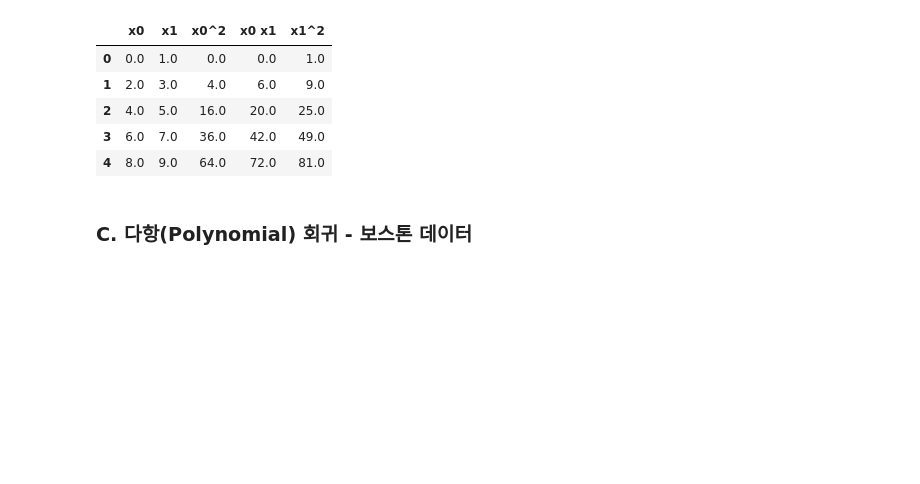
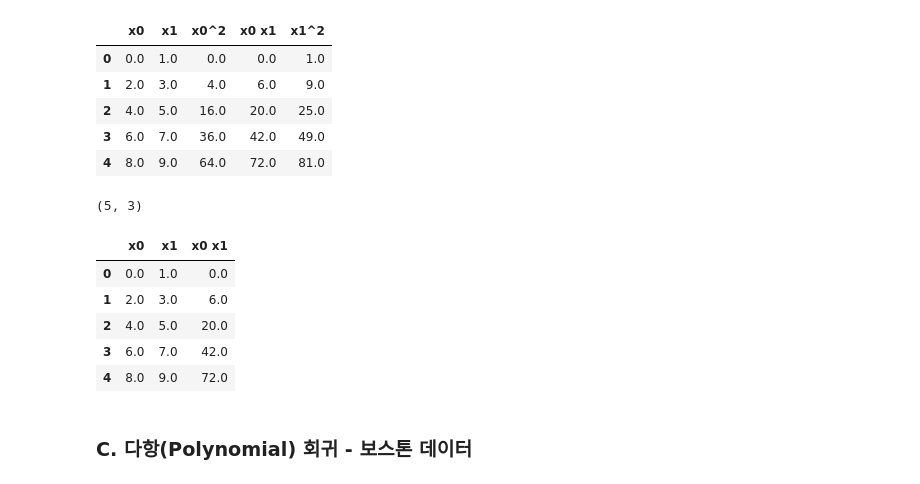
Before and after one commit to skyworld19/ds-school-advanced, a Jupyter notebook: ML_03_LinearRegression_2_보스턴주택가격예측_LAB.ipynb, the cells around one changed output. Saved outputs shown, nothing was run; the diff lists cells and outputs as text; code cells hidden in the pictures; blank space fills up the shorter version.

```diff
--- a/ML_03_LinearRegression_2_보스턴주택가격예측_LAB.ipynb
+++ b/ML_03_LinearRegression_2_보스턴주택가격예측_LAB.ipynb
@@ -235,6 +321,27 @@ P =
 | 2 | 4.0 | 5.0 | 16.0 | 20.0 | 25.0 |
 | 3 | 6.0 | 7.0 | 36.0 | 42.0 | 49.0 |
 | 4 | 8.0 | 9.0 | 64.0 | 72.0 | 81.0 |
+# %%
+# X0, X1 특성을 2차항 변환(상수항 포함)
+from sklearn.preprocessing import PolynomialFeatures
+import numpy as np
+# 5개 instance를 갖는 2개 Feature 구조의 x 생성
+x = np.arange(10).reshape(-1, 2)
+
+# 2개의 Feature를 갖는 x에 위와 동일한 작업을 수행한다. (결과 확인)
+degree = 4
+P = PolynomialFeatures(degree, interaction_only=True, include_bias=False)
+px = P.fit_transform(x)
+df = pd.DataFrame(px, columns = P.get_feature_names() )
+display(df.shape, df)
+# %% [output]
+(5, 3)
+|  | x0 | x1 | x0 x1 |
+| 0 | 0.0 | 1.0 | 0.0 |
+| 1 | 2.0 | 3.0 | 6.0 |
+| 2 | 4.0 | 5.0 | 20.0 |
+| 3 | 6.0 | 7.0 | 42.0 |
+| 4 | 8.0 | 9.0 | 72.0 |
 # %% [markdown]
 ### C. 다항(Polynomial) 회귀 - 보스톤 데이터
 # %% [markdown]
```
Also changed, not shown: parts of 26 cells of this notebook.
